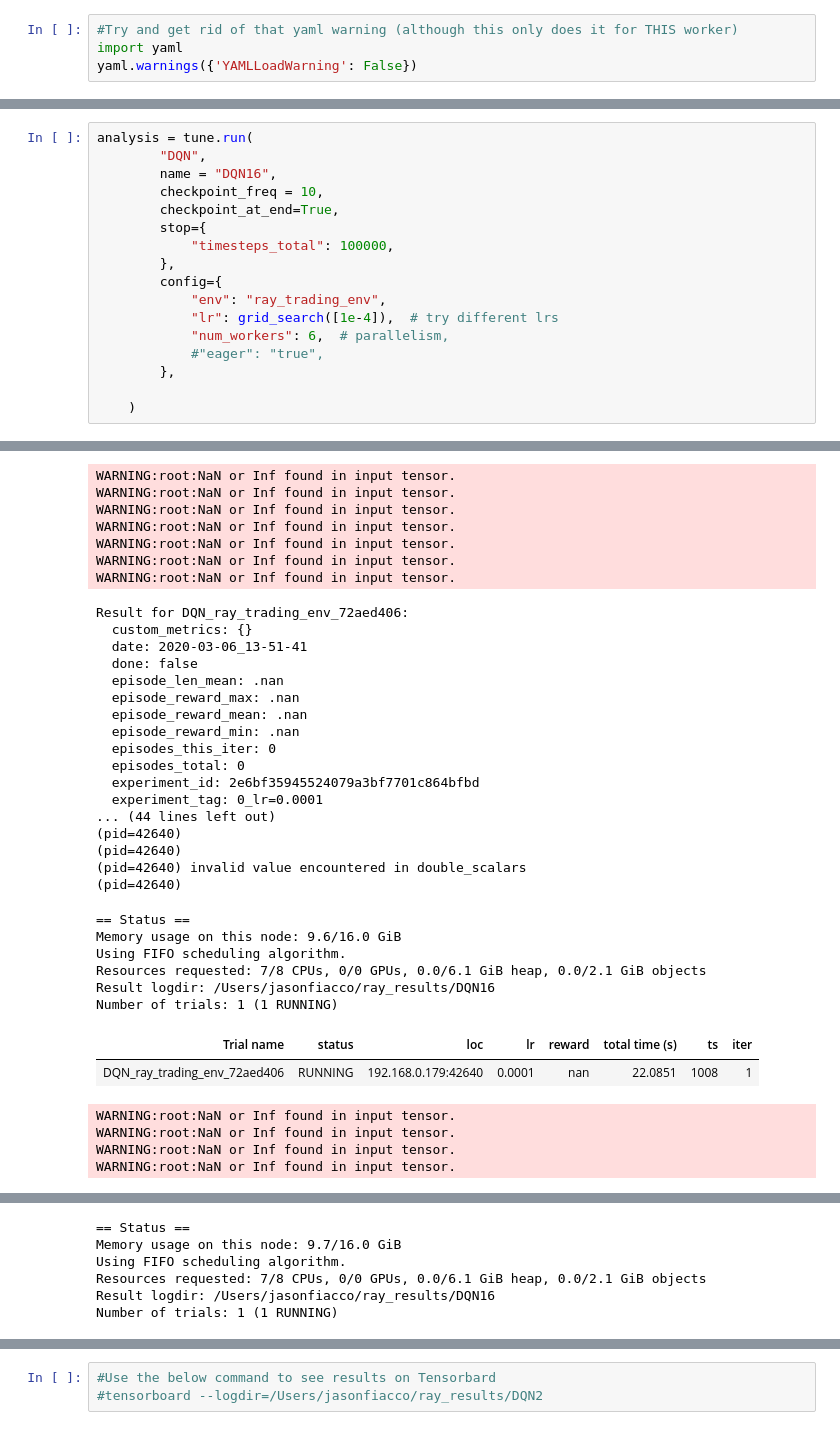
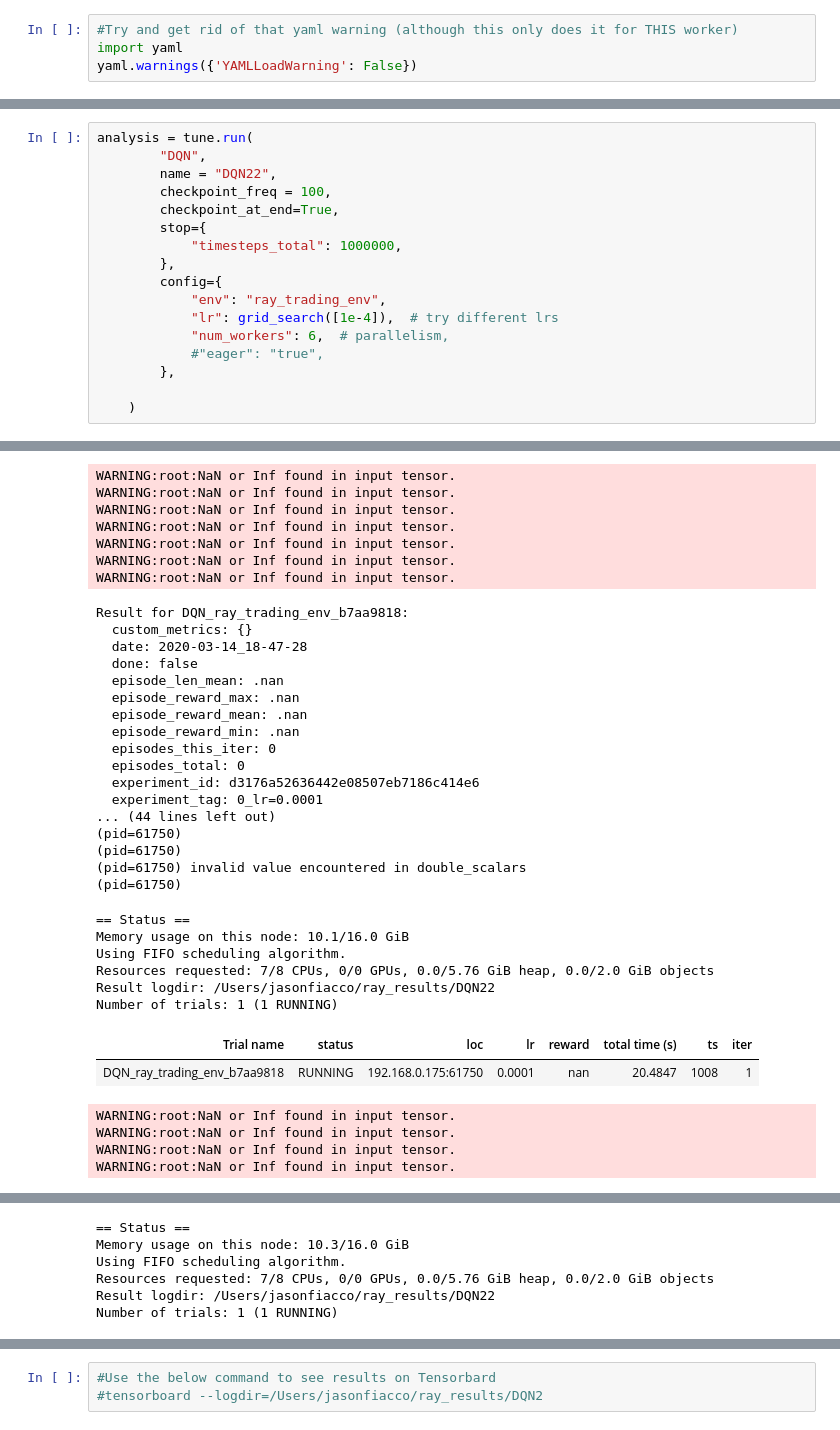
Before and after one commit to jasonfiacco/deeptrader, a Jupyter notebook: examples/predict_it_v2-Ray-attempt-v2.ipynb, the cells around one changed output, grey strips where cells are left out. Cells and saved outputs as stored; diff of their text form.

```diff
--- a/examples/predict_it_v2-Ray-attempt-v2.ipynb
+++ b/examples/predict_it_v2-Ray-attempt-v2.ipynb
@@ -239,11 +275,11 @@ register_env("ray_trading_env", env_creator)
 # %%
 analysis = tune.run(
         "DQN",
-        name = "DQN16",
-        checkpoint_freq = 10,
+        name = "DQN22",
+        checkpoint_freq = 100,
         checkpoint_at_end=True,
         stop={
-            "timesteps_total": 100000,
+            "timesteps_total": 1000000,
         },
         config={
             "env": "ray_trading_env",
@@ -284,35 +320,35 @@ Number of trials: 1 (1 RUNNING)
 WARNING:root:NaN or Inf found in input tensor.
 WARNING:root:NaN or Inf found in input tensor.
 WARNING:root:NaN or Inf found in input tensor.
 WARNING:root:NaN or Inf found in input tensor.
 WARNING:root:NaN or Inf found in input tensor.
 WARNING:root:NaN or Inf found in input tensor.
 WARNING:root:NaN or Inf found in input tensor.
-Result for DQN_ray_trading_env_72aed406:
+Result for DQN_ray_trading_env_b7aa9818:
   custom_metrics: {}
-  date: 2020-03-06_13-51-41
+  date: 2020-03-14_18-47-28
   done: false
   episode_len_mean: .nan
   episode_reward_max: .nan
   episode_reward_mean: .nan
   episode_reward_min: .nan
   episodes_this_iter: 0
   episodes_total: 0
-  experiment_id: 2e6bf35945524079a3bf7701c864bfbd
+  experiment_id: d3176a52636442e08507eb7186c414e6
   experiment_tag: 0_lr=0.0001
 ... (44 lines left out)
-(pid=42640)
-(pid=42640)
-(pid=42640) invalid value encountered in double_scalars
-(pid=42640)
+(pid=61750)
+(pid=61750)
+(pid=61750) invalid value encountered in double_scalars
+(pid=61750)
 == Status ==
-Memory usage on this node: 9.6/16.0 GiB
+Memory usage on this node: 10.1/16.0 GiB
 Using FIFO scheduling algorithm.
-Resources requested: 7/8 CPUs, 0/0 GPUs, 0.0/6.1 GiB heap, 0.0/2.1 GiB objects
-Result logdir: /Users/jasonfiacco/ray_results/DQN16
+Resources requested: 7/8 CPUs, 0/0 GPUs, 0.0/5.76 GiB heap, 0.0/2.0 GiB objects
+Result logdir: /Users/jasonfiacco/ray_results/DQN22
 Number of trials: 1 (1 RUNNING)
 | Trial name | status | loc | lr | reward | total time (s) | ts | iter |
-| DQN_ray_trading_env_72aed406 | RUNNING | 192.168.0.179:42640 | 0.0001 | nan | 22.0851 | 1008 | 1 |
+| DQN_ray_trading_env_b7aa9818 | RUNNING | 192.168.0.175:61750 | 0.0001 | nan | 20.4847 | 1008 | 1 |
 WARNING:root:NaN or Inf found in input tensor.
 WARNING:root:NaN or Inf found in input tensor.
 WARNING:root:NaN or Inf found in input tensor.
@@ -337,7 +373,7 @@ Result for DQN_ray_trading_env_72aed406:
 == Status ==
-Memory usage on this node: 9.7/16.0 GiB
+Memory usage on this node: 10.3/16.0 GiB
 Using FIFO scheduling algorithm.
-Resources requested: 7/8 CPUs, 0/0 GPUs, 0.0/6.1 GiB heap, 0.0/2.1 GiB objects
-Result logdir: /Users/jasonfiacco/ray_results/DQN16
+Resources requested: 7/8 CPUs, 0/0 GPUs, 0.0/5.76 GiB heap, 0.0/2.0 GiB objects
+Result logdir: /Users/jasonfiacco/ray_results/DQN22
 Number of trials: 1 (1 RUNNING)
 | Trial name | status | loc | lr | reward | total time (s) | ts | iter |
```
Also changed, not shown: parts of 31 cells of this notebook, 2 other files.
